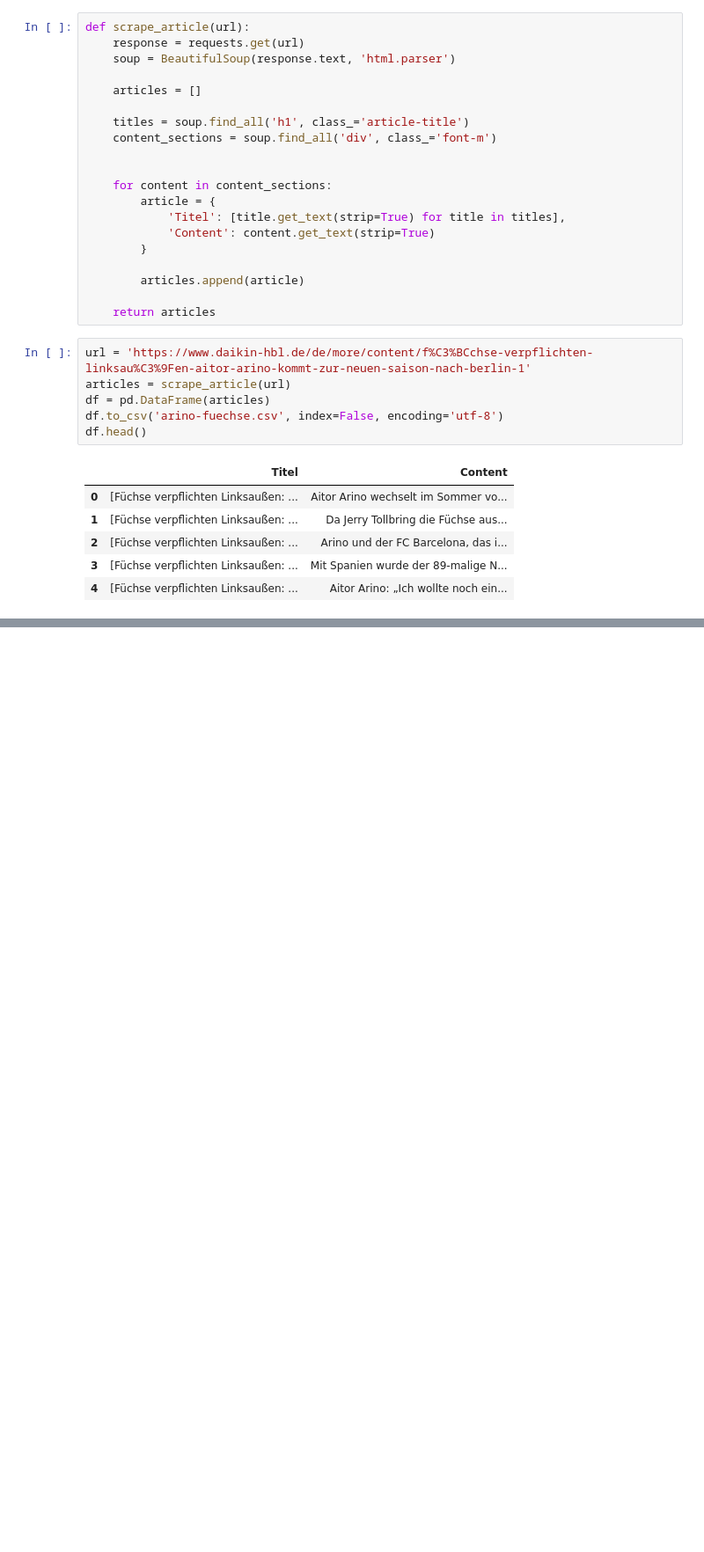
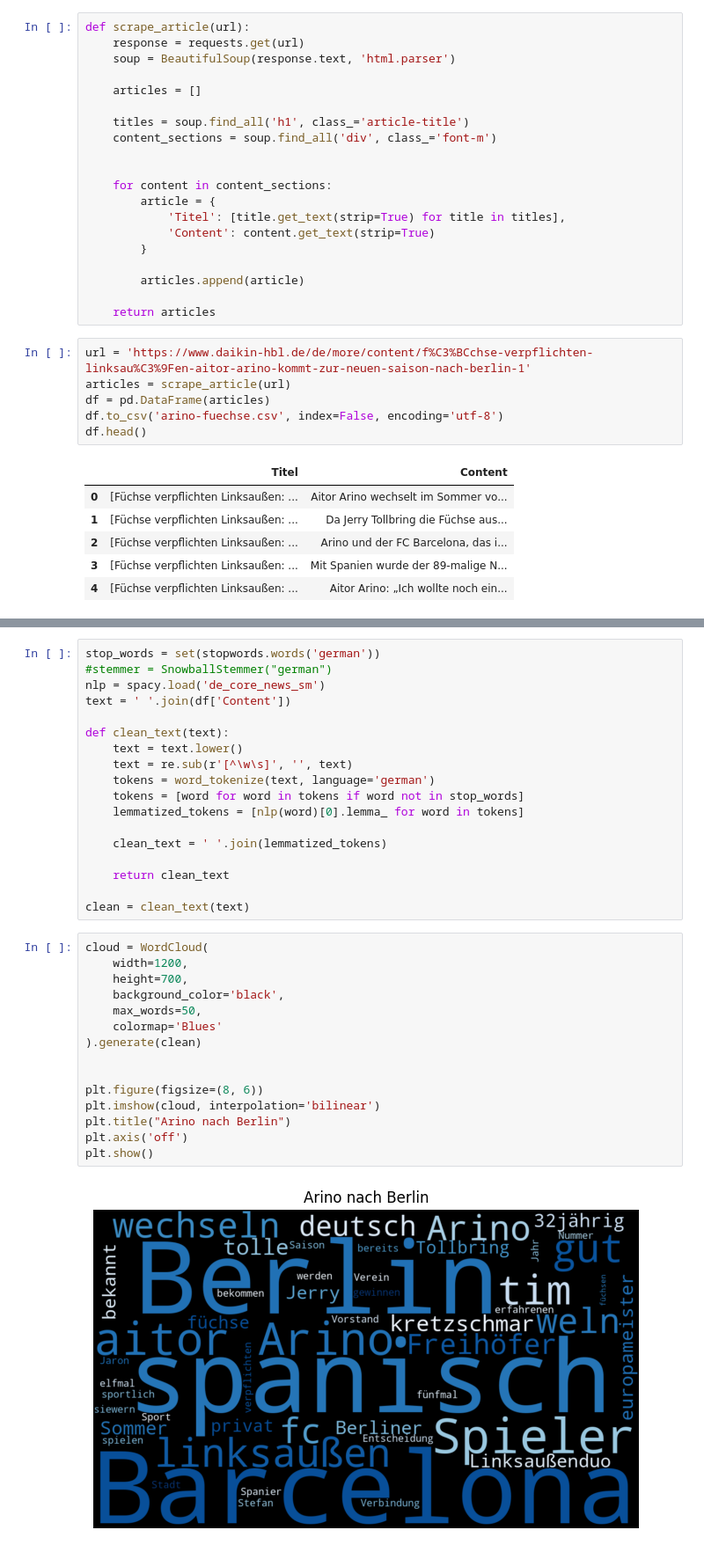
Before and after one commit to ThomasKirsch14/LearningML, a Jupyter notebook: text-analysis/textanalysis.ipynb, the cells around one changed output, grey strips where cells are left out. Shown at 88% size. Saved outputs shown, nothing was run; the diff lists cells and outputs as text; blank space fills up the shorter version.

Commit message:
finished wordCloud

```diff
--- a/text-analysis/textanalysis.ipynb
+++ b/text-analysis/textanalysis.ipynb
@@ -122,0 +60,35 @@ Error! Statuscode: 404 bei Seite 2
+# %%
+stop_words = set(stopwords.words('german'))
+#stemmer = SnowballStemmer("german")
+nlp = spacy.load('de_core_news_sm')
+text = ' '.join(df['Content'])
+
+def clean_text(text):
+    text = text.lower()
+    text = re.sub(r'[^\w\s]', '', text)
+    tokens = word_tokenize(text, language='german')
+    tokens = [word for word in tokens if word not in stop_words]
+    lemmatized_tokens = [nlp(word)[0].lemma_ for word in tokens]
+
+    clean_text = ' '.join(lemmatized_tokens)
+
+    return clean_text
+
+clean = clean_text(text)
+# %%
+cloud = WordCloud(
+    width=1200,
+    height=700,
+    background_color='black',
+    max_words=50,
+    colormap='Blues'
+).generate(clean)
+
+
+plt.figure(figsize=(8, 6))
+plt.imshow(cloud, interpolation='bilinear')
+plt.title("Arino nach Berlin")
+plt.axis('off')
+plt.show()
+# %% [output]
+[figure, added]
```
Also changed, not shown: parts of 8 cells of this notebook.
